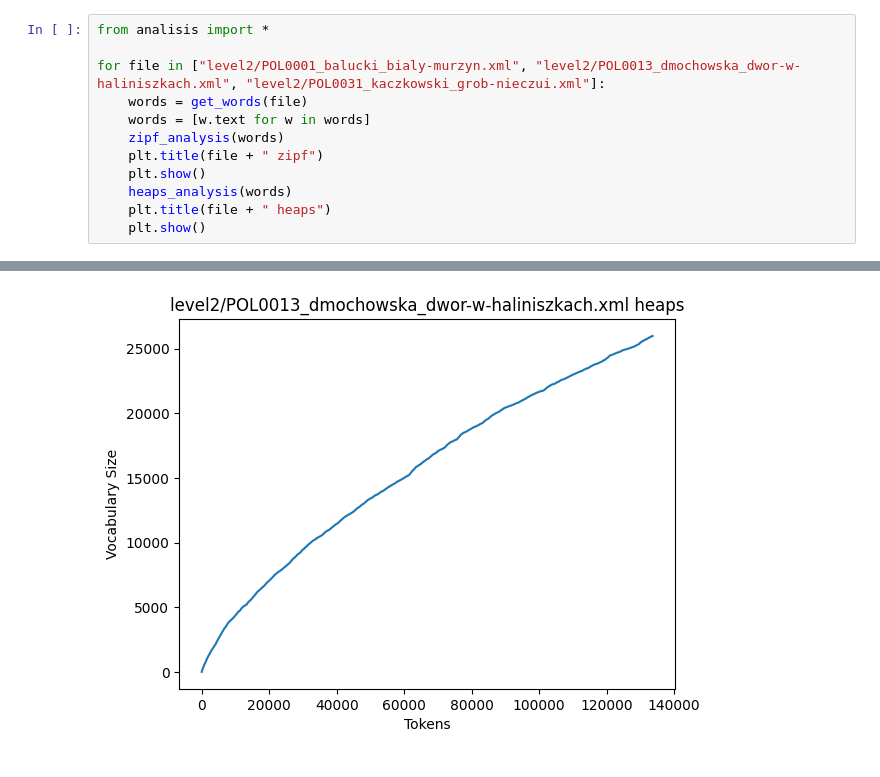
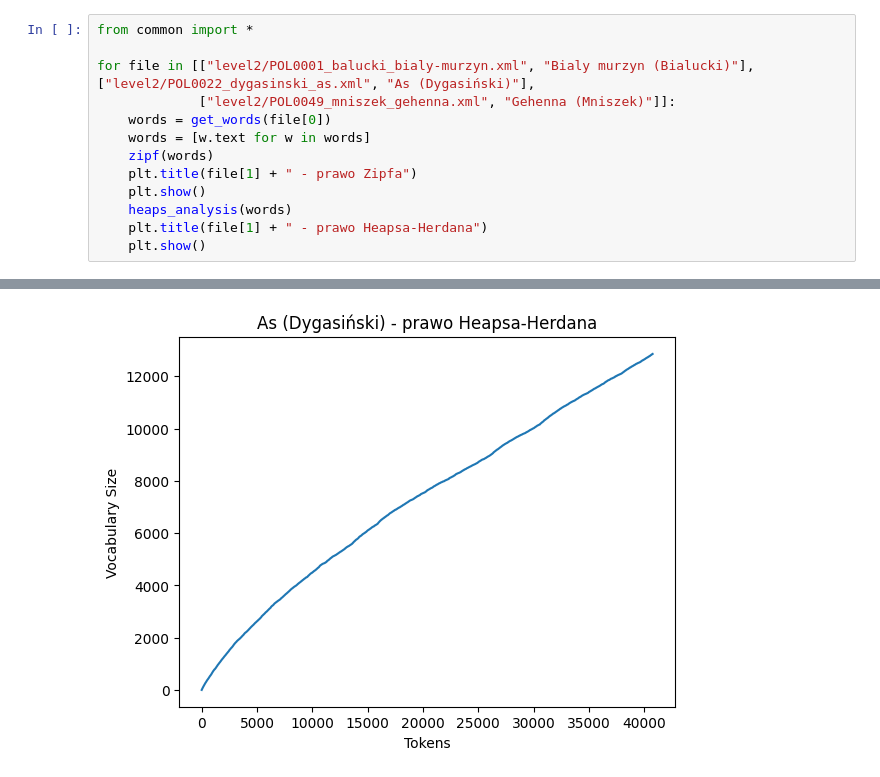
Before and after one commit to MikolajGolowski/nlp, a Jupyter notebook: 4.ipynb, the cells around one changed output, grey strips where cells are left out. Drawn from its saved outputs; the diff is of its cells as text.

```diff
--- a/4.ipynb
+++ b/4.ipynb
@@ -1,13 +1,14 @@
 # %%
-from analisis import *
+from common import *
 
-for file in ["level2/POL0001_balucki_bialy-murzyn.xml", "level2/POL0013_dmochowska_dwor-w-haliniszkach.xml", "level2/POL0031_kaczkowski_grob-nieczui.xml"]:
-    words = get_words(file)
+for file in [["level2/POL0001_balucki_bialy-murzyn.xml", "Bialy murzyn (Bialucki)"], ["level2/POL0022_dygasinski_as.xml", "As (Dygasiński)"],
+             ["level2/POL0049_mniszek_gehenna.xml", "Gehenna (Mniszek)"]]:
+    words = get_words(file[0])
     words = [w.text for w in words]
-    zipf_analysis(words)
-    plt.title(file + " zipf")
+    zipf(words)
+    plt.title(file[1] + " - prawo Zipfa")
     plt.show()
     heaps_analysis(words)
-    plt.title(file + " heaps")
+    plt.title(file[1] + " - prawo Heapsa-Herdana")
     plt.show()
 # %% [output]
@@ -17 +18 @@ for file in ["level2/POL0001_balucki_bialy-murzyn.xml", "level2/POL0013_dmochows
-[figure, old version]
+[figure, new version]
```
Also changed, not shown: parts of 1 cell of this notebook, 5 other files.
